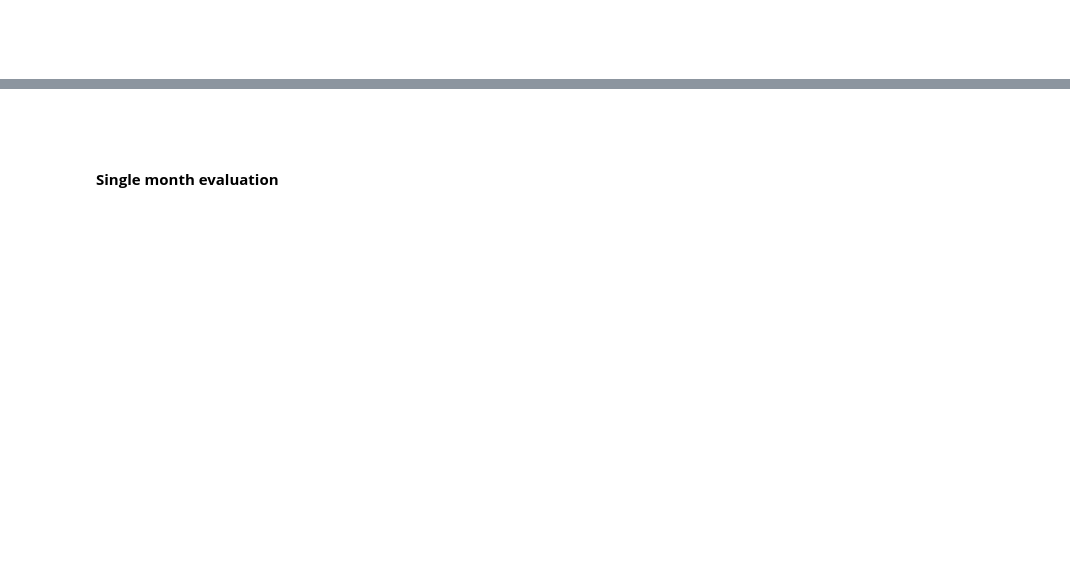
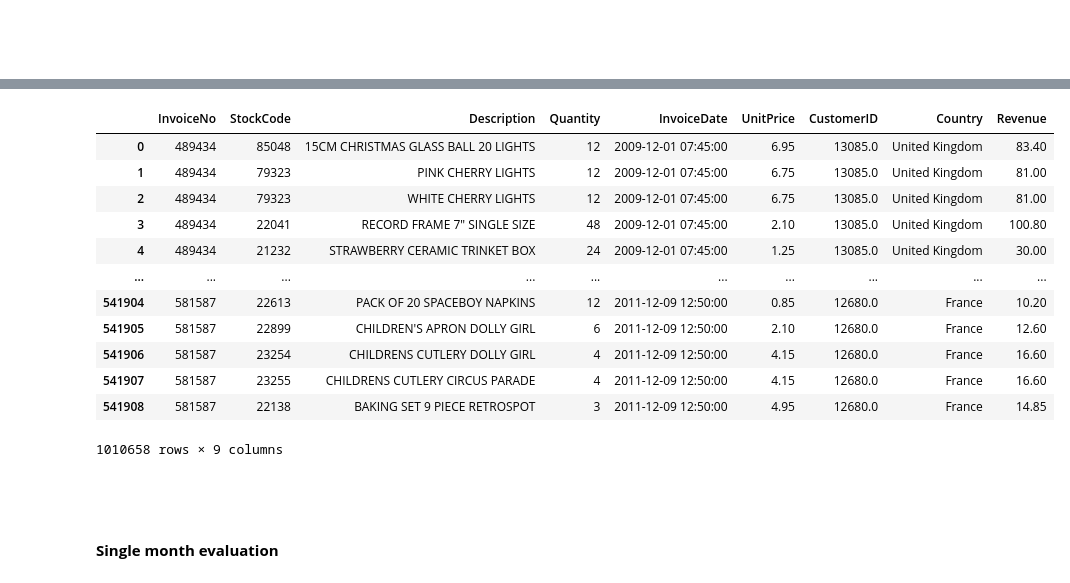
Before and after one commit to W-Tran/predicting-next-purchase, a Jupyter notebook: predicting_purchases_in_next_month.ipynb, the cells around one changed output, grey strips where cells are left out. Drawn from its saved outputs; the diff is of its cells as text; code cells hidden in the pictures; blank space fills up the shorter version.

```diff
--- a/predicting_purchases_in_next_month.ipynb
+++ b/predicting_purchases_in_next_month.ipynb
@@ -94,3 +105,19 @@ Evaluate models - done in 27s
+# %%
+invoices
+# %% [output]
+|  | InvoiceNo | StockCode | Description | Quantity | InvoiceDate | UnitPrice | CustomerID | Country | Revenue |
+| 0 | 489434 | 85048 | 15CM CHRISTMAS GLASS BALL 20 LIGHTS | 12 | 2009-12-01 07:45:00 | 6.95 | 13085.0 | United Kingdom | 83.40 |
+| 1 | 489434 | 79323 | PINK CHERRY LIGHTS | 12 | 2009-12-01 07:45:00 | 6.75 | 13085.0 | United Kingdom | 81.00 |
+| 2 | 489434 | 79323 | WHITE CHERRY LIGHTS | 12 | 2009-12-01 07:45:00 | 6.75 | 13085.0 | United Kingdom | 81.00 |
+| 3 | 489434 | 22041 | RECORD FRAME 7" SINGLE SIZE | 48 | 2009-12-01 07:45:00 | 2.10 | 13085.0 | United Kingdom | 100.80 |
+| 4 | 489434 | 21232 | STRAWBERRY CERAMIC TRINKET BOX | 24 | 2009-12-01 07:45:00 | 1.25 | 13085.0 | United Kingdom | 30.00 |
+| ... | ... | ... | ... | ... | ... | ... | ... | ... | ... |
+| 541904 | 581587 | 22613 | PACK OF 20 SPACEBOY NAPKINS | 12 | 2011-12-09 12:50:00 | 0.85 | 12680.0 | France | 10.20 |
+| 541905 | 581587 | 22899 | CHILDREN'S APRON DOLLY GIRL | 6 | 2011-12-09 12:50:00 | 2.10 | 12680.0 | France | 12.60 |
+| 541906 | 581587 | 23254 | CHILDRENS CUTLERY DOLLY GIRL | 4 | 2011-12-09 12:50:00 | 4.15 | 12680.0 | France | 16.60 |
+| 541907 | 581587 | 23255 | CHILDRENS CUTLERY CIRCUS PARADE | 4 | 2011-12-09 12:50:00 | 4.15 | 12680.0 | France | 16.60 |
+| 541908 | 581587 | 22138 | BAKING SET 9 PIECE RETROSPOT | 3 | 2011-12-09 12:50:00 | 4.95 | 12680.0 | France | 14.85 |
+1010658 rows × 9 columns
 # %% [markdown]
 <br>
 <br>
```
Also changed, not shown: parts of 11 cells of this notebook.
